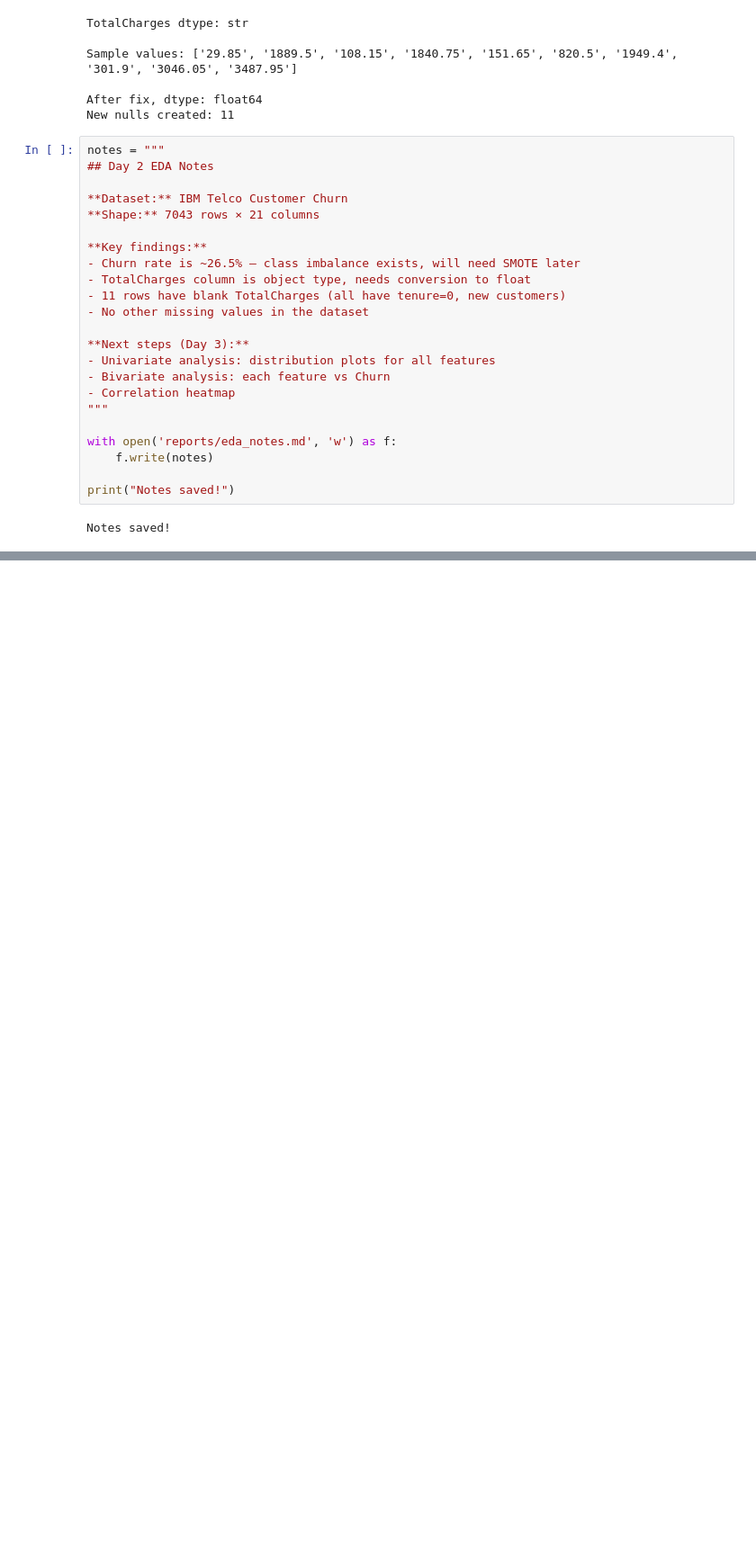
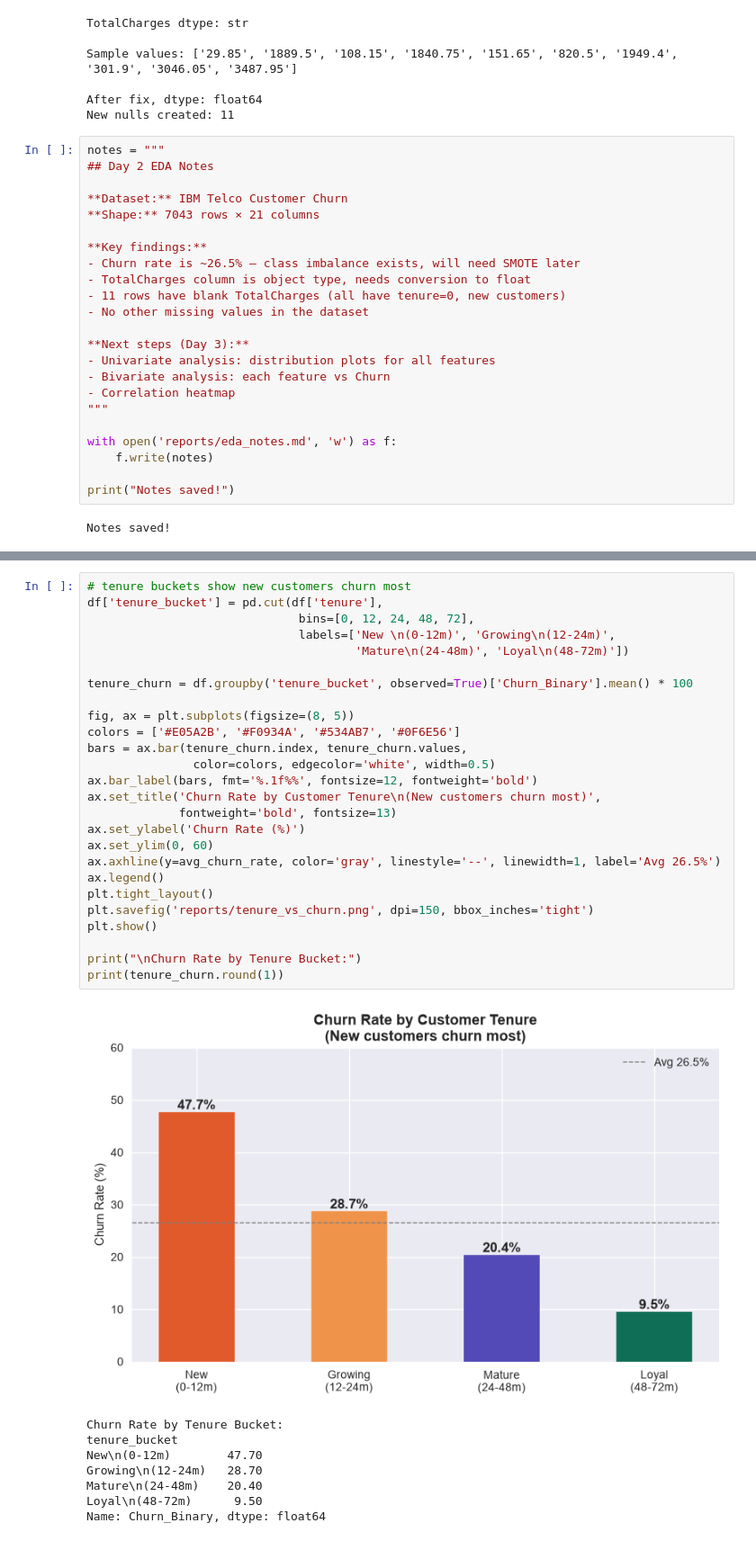
Before and after one commit to Kasak02/churn-predictor, a Jupyter notebook: 02_eda.ipynb, the cells around one changed output, grey strips where cells are left out. Shown at 90% size. Drawn from its saved outputs; the diff is of its cells as text; blank space fills up the shorter version.

```diff
--- a/02_eda.ipynb
+++ b/02_eda.ipynb
@@ -347,0 +457,35 @@ Observations saved!
+# %%
+# tenure buckets show new customers churn most
+df['tenure_bucket'] = pd.cut(df['tenure'],
+                              bins=[0, 12, 24, 48, 72],
+                              labels=['New \n(0-12m)', 'Growing\n(12-24m)',
+                                      'Mature\n(24-48m)', 'Loyal\n(48-72m)'])
+
+tenure_churn = df.groupby('tenure_bucket', observed=True)['Churn_Binary'].mean() * 100
+
+fig, ax = plt.subplots(figsize=(8, 5))
+colors = ['#E05A2B', '#F0934A', '#534AB7', '#0F6E56']
+bars = ax.bar(tenure_churn.index, tenure_churn.values,
+               color=colors, edgecolor='white', width=0.5)
+ax.bar_label(bars, fmt='%.1f%%', fontsize=12, fontweight='bold')
+ax.set_title('Churn Rate by Customer Tenure\n(New customers churn most)',
+             fontweight='bold', fontsize=13)
+ax.set_ylabel('Churn Rate (%)')
+ax.set_ylim(0, 60)
+ax.axhline(y=avg_churn_rate, color='gray', linestyle='--', linewidth=1, label='Avg 26.5%')
+ax.legend()
+plt.tight_layout()
+plt.savefig('reports/tenure_vs_churn.png', dpi=150, bbox_inches='tight')
+plt.show()
+
+print("\nChurn Rate by Tenure Bucket:")
+print(tenure_churn.round(1))
+# %% [output]
+[figure, added]
+Churn Rate by Tenure Bucket:
+tenure_bucket
+New\n(0-12m)        47.70
+Growing\n(12-24m)   28.70
+Mature\n(24-48m)    20.40
+Loyal\n(48-72m)      9.50
+Name: Churn_Binary, dtype: float64
```
Also changed, not shown: parts of 9 cells of this notebook, 6 other files.
